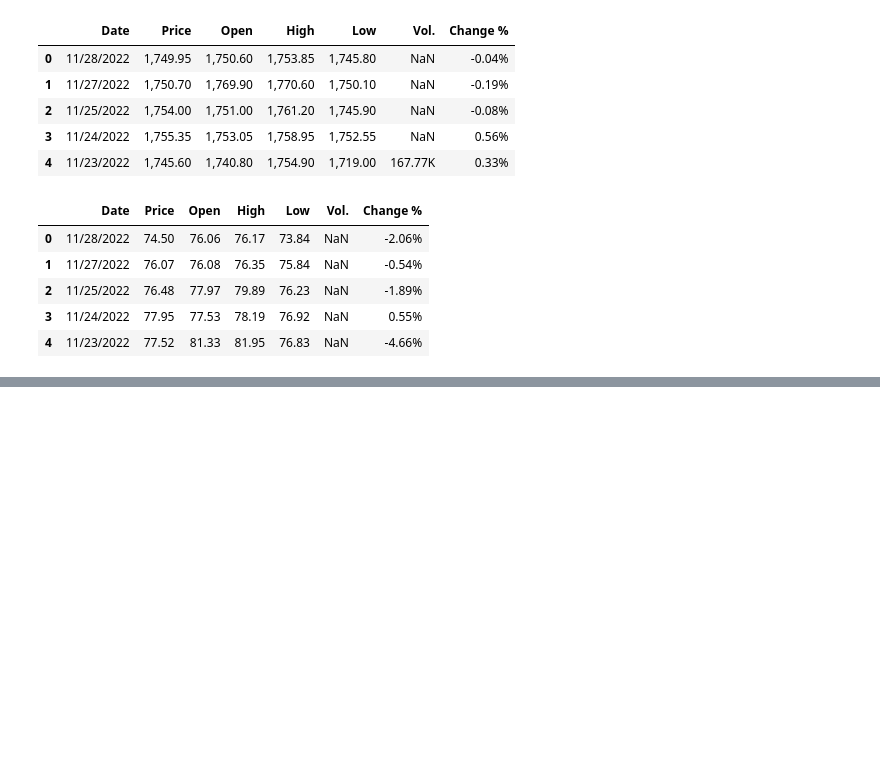
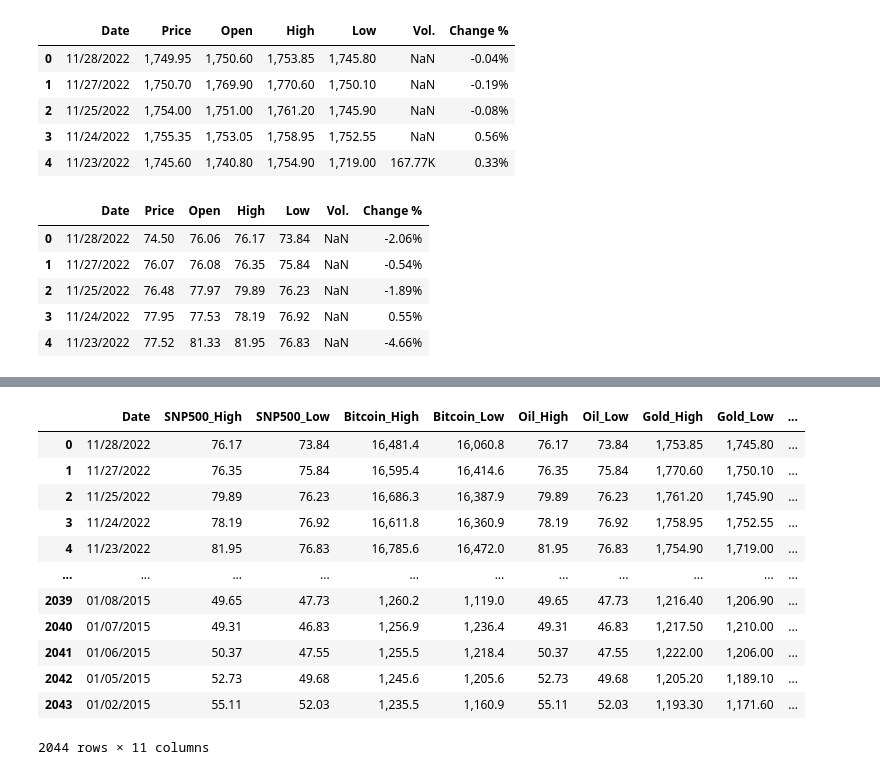
Before and after one commit to RyanKusnadi/data-engineering-pipeline-predicting-SNP500-price, a Jupyter notebook: ETL of Historical CSV data.ipynb, the cells around one changed output, grey strips where cells are left out. Drawn from its saved outputs; the diff is of its cells as text; code cells hidden in the pictures; blank space fills up the shorter version.

```diff
--- a/ETL of Historical CSV data.ipynb
+++ b/ETL of Historical CSV data.ipynb
@@ -84,0 +104,3 @@ df_snp500_price.rename(columns={"High":"SNP500_High", "Low":"SNP500_Low"})
+# %%
+df_usd_euro_rate = pd.read_csv("EUR_USD Historical Data.csv")
+df_usd_euro_rate
@@ -84,0 +121,2 @@ df_snp500_price.rename(columns={"High":"SNP500_High", "Low":"SNP500_Low"})
+# %%
+df_usd_euro_rate = df_usd_euro_rate.drop(columns=["Open", "High", "Low", "Vol.", "Change %"])
@@ -84,0 +139,23 @@ df_snp500_price.rename(columns={"High":"SNP500_High", "Low":"SNP500_Low"})
+# %%
+
+df_snp500_price = df_snp500_price.merge(df_usd_euro_rate, left_on='Date', right_on='Date')
+# %%
+df_snp500_price = df_snp500_price.drop(columns=["Year"])
+
+df_snp500_price = df_snp500_price.rename(columns={"Interest":"US_Interest_Rate","Price":"EURO_To_USD_Rate"})
+# %%
+df_snp500_price
+# %% [output]
+|  | Date | SNP500_High | SNP500_Low | Bitcoin_High | Bitcoin_Low | Oil_High | Oil_Low | Gold_High | Gold_Low | ... |
+| 0 | 11/28/2022 | 76.17 | 73.84 | 16,481.4 | 16,060.8 | 76.17 | 73.84 | 1,753.85 | 1,745.80 | ... |
+| 1 | 11/27/2022 | 76.35 | 75.84 | 16,595.4 | 16,414.6 | 76.35 | 75.84 | 1,770.60 | 1,750.10 | ... |
+| 2 | 11/25/2022 | 79.89 | 76.23 | 16,686.3 | 16,387.9 | 79.89 | 76.23 | 1,761.20 | 1,745.90 | ... |
+| 3 | 11/24/2022 | 78.19 | 76.92 | 16,611.8 | 16,360.9 | 78.19 | 76.92 | 1,758.95 | 1,752.55 | ... |
+| 4 | 11/23/2022 | 81.95 | 76.83 | 16,785.6 | 16,472.0 | 81.95 | 76.83 | 1,754.90 | 1,719.00 | ... |
+| ... | ... | ... | ... | ... | ... | ... | ... | ... | ... | ... |
+| 2039 | 01/08/2015 | 49.65 | 47.73 | 1,260.2 | 1,119.0 | 49.65 | 47.73 | 1,216.40 | 1,206.90 | ... |
+| 2040 | 01/07/2015 | 49.31 | 46.83 | 1,256.9 | 1,236.4 | 49.31 | 46.83 | 1,217.50 | 1,210.00 | ... |
+| 2041 | 01/06/2015 | 50.37 | 47.55 | 1,255.5 | 1,218.4 | 50.37 | 47.55 | 1,222.00 | 1,206.00 | ... |
+| 2042 | 01/05/2015 | 52.73 | 49.68 | 1,245.6 | 1,205.6 | 52.73 | 49.68 | 1,205.20 | 1,189.10 | ... |
+| 2043 | 01/02/2015 | 55.11 | 52.03 | 1,235.5 | 1,160.9 | 55.11 | 52.03 | 1,193.30 | 1,171.60 | ... |
+2044 rows × 11 columns
```
Also changed, not shown: parts of 10 cells of this notebook, 3 other files.
